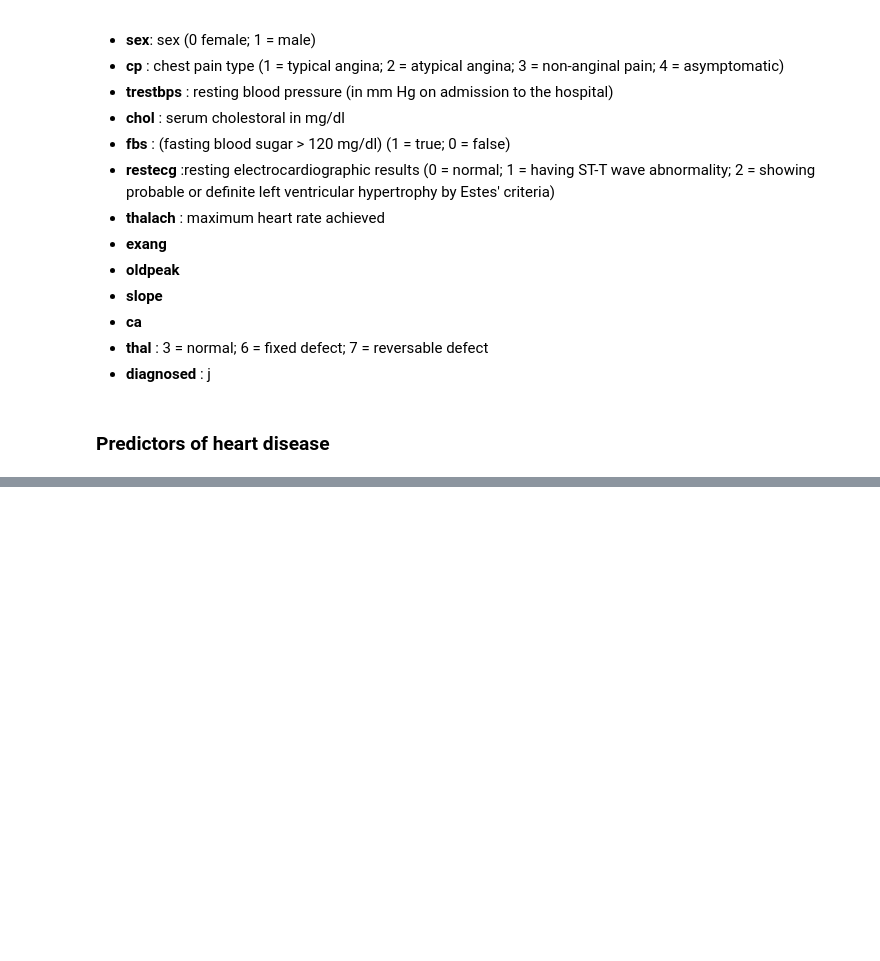
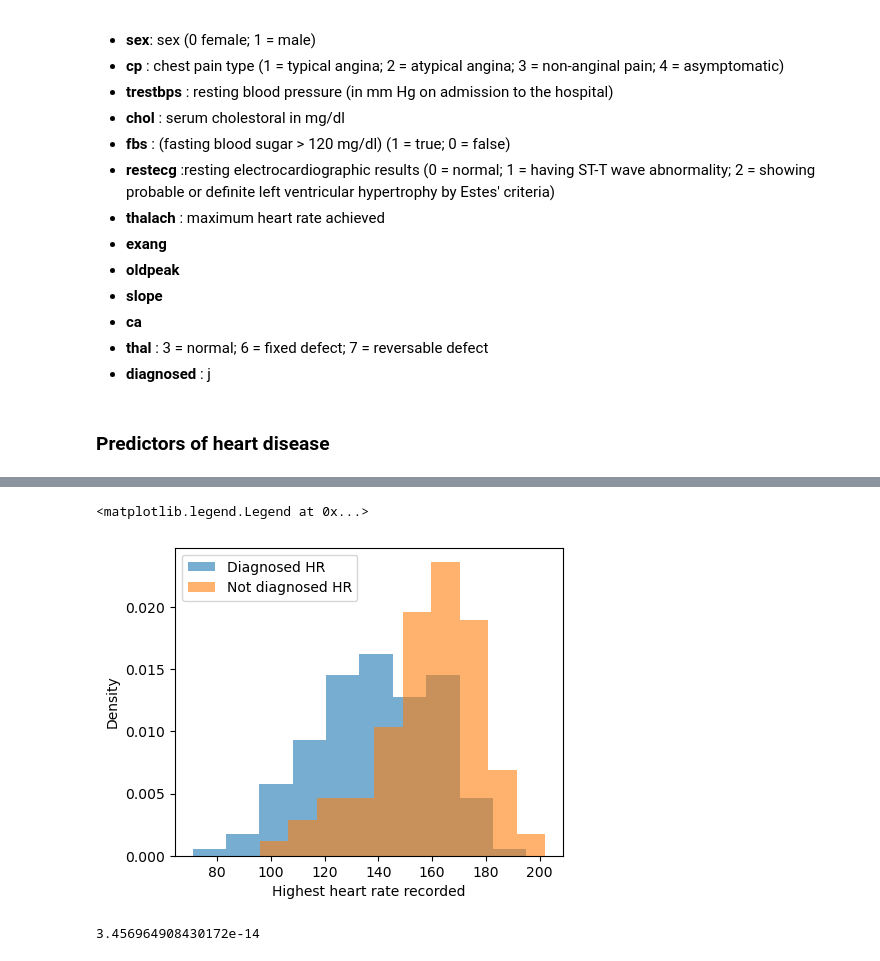
Before and after one commit to DanielVelmo/CodeAcademyProjects, a Jupyter notebook: hypothesis_testing/file.ipynb, the cells around one changed output, grey strips where cells are left out. Drawn from its saved outputs; the diff is of its cells as text; code cells hidden in the pictures; blank space fills up the shorter version.

```diff
--- a/hypothesis_testing/file.ipynb
+++ b/hypothesis_testing/file.ipynb
@@ -108,0 +132,14 @@ Text(0.5, 0, 'Heart disease')
+# %%
+plt.figure(figsize=(5,4))
+plt.hist(thalach_diag, alpha = 0.6, label = 'Diagnosed HR', density= True);
+plt.hist(thalach_not_diag, alpha = 0.6, label = 'Not diagnosed HR', density= True);
+plt.xlabel('Highest heart rate recorded')
+plt.ylabel('Density')
+plt.legend()
+# %% [output]
+<matplotlib.legend.Legend at 0x...>
+[figure, added]
+# %%
+tstat, pval = ttest_ind(thalach_diag, thalach_not_diag)
+# %% [output]
+3.456964908430172e-14
```
Also changed, not shown: parts of 4 cells of this notebook.
